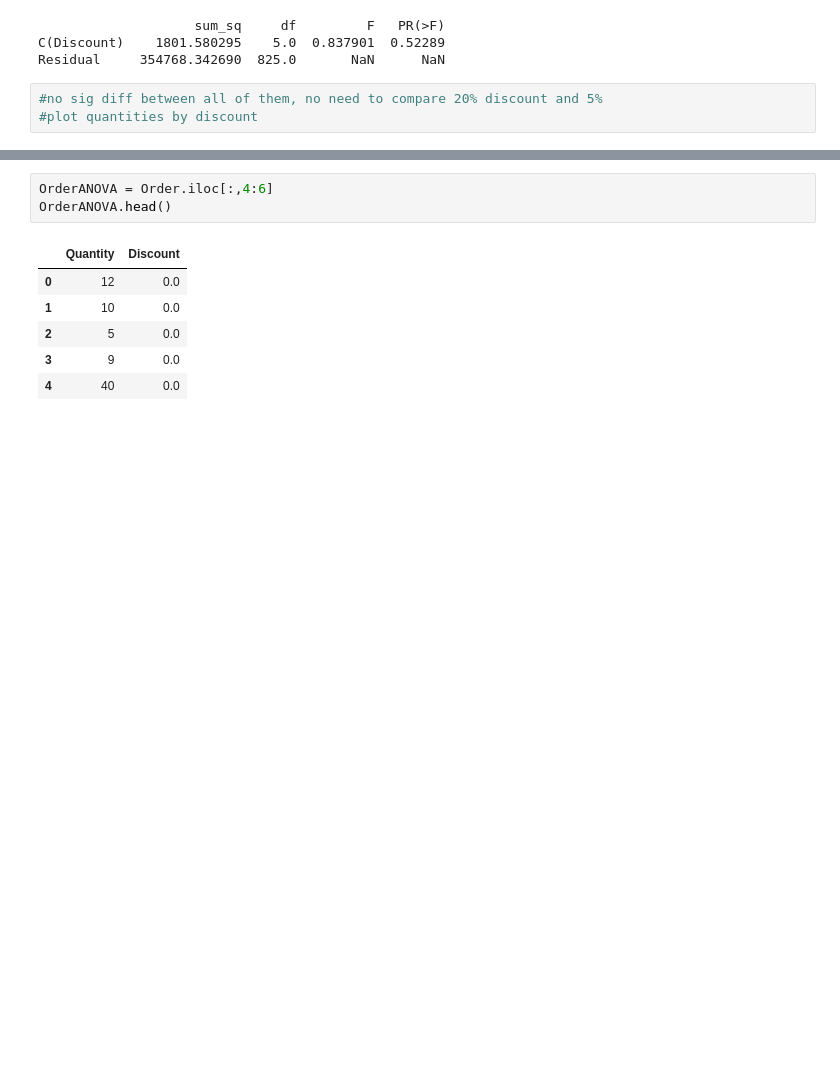
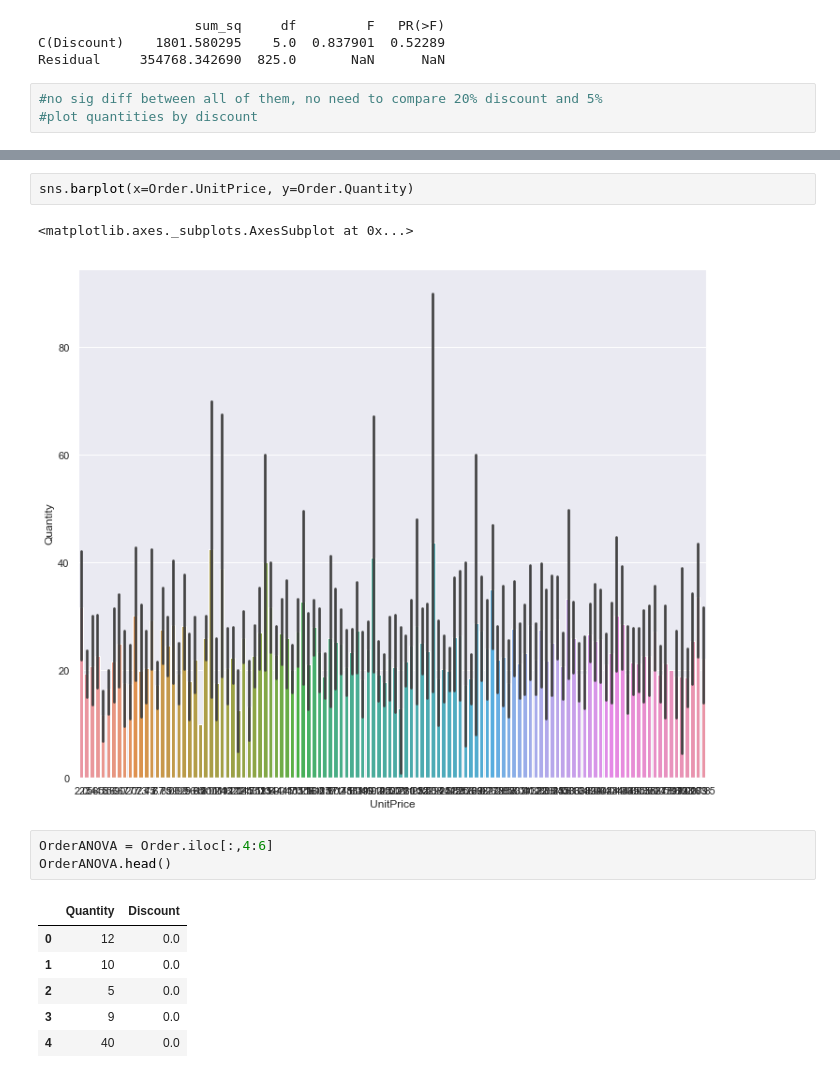
Before and after one commit to taramullin/Module3Project_HypothesisTesting, a Jupyter notebook: Module 3 Final Project - Northwind.ipynb, the cells around one changed output, grey strips where cells are left out. Drawn from its saved outputs; the diff is of its cells as text; blank space fills up the shorter version.

```diff
--- a/Module 3 Final Project - Northwind.ipynb
+++ b/Module 3 Final Project - Northwind.ipynb
@@ -368,3 +367,8 @@ Residual     354768.342690  825.0       NaN      NaN
+# %%
+sns.barplot(x=Order.UnitPrice, y=Order.Quantity)
+# %% [output]
+<matplotlib.axes._subplots.AxesSubplot at 0x...>
+[figure, added]
 # %%
 OrderANOVA = Order.iloc[:,4:6]
 OrderANOVA.head()
```
Also changed, not shown: parts of 68 cells of this notebook.
